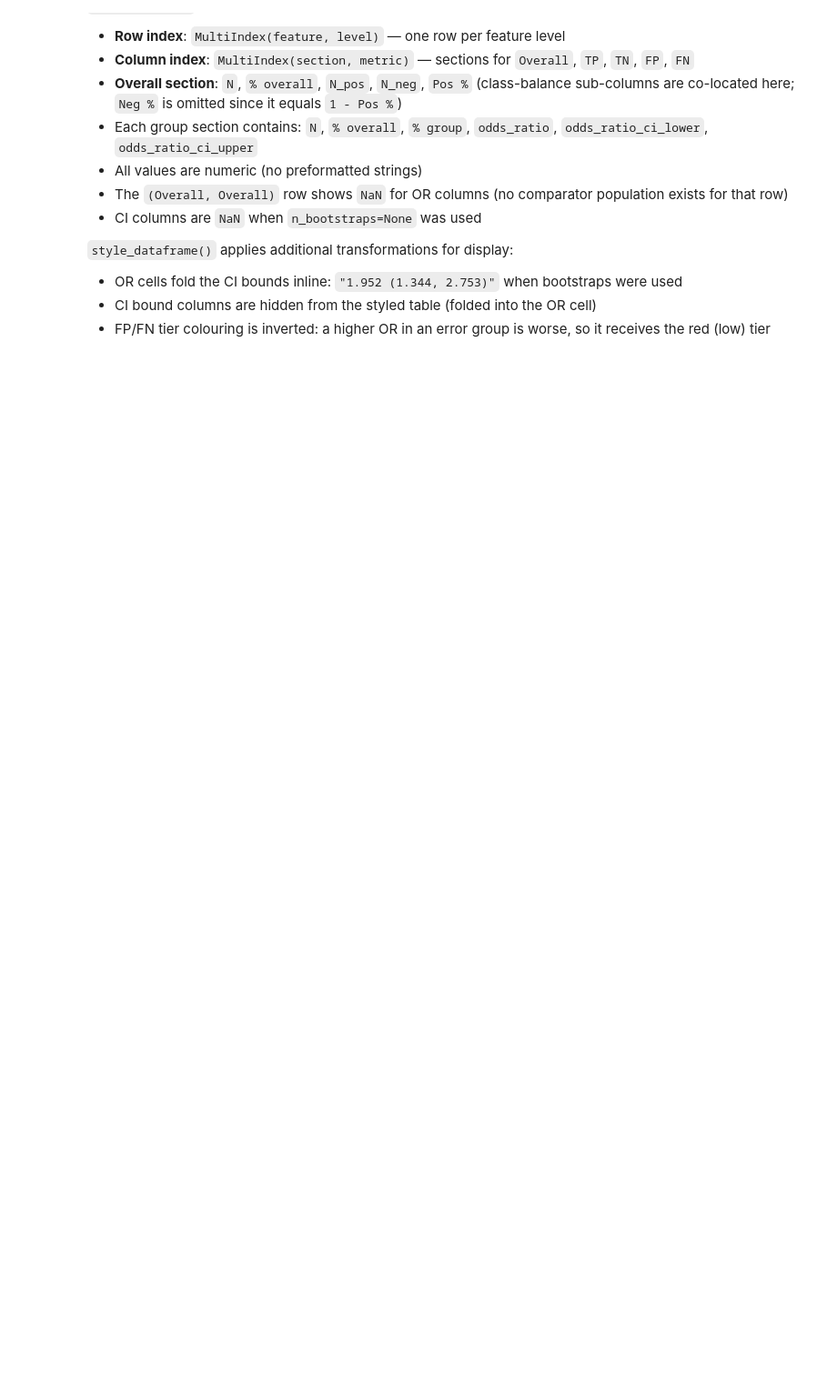
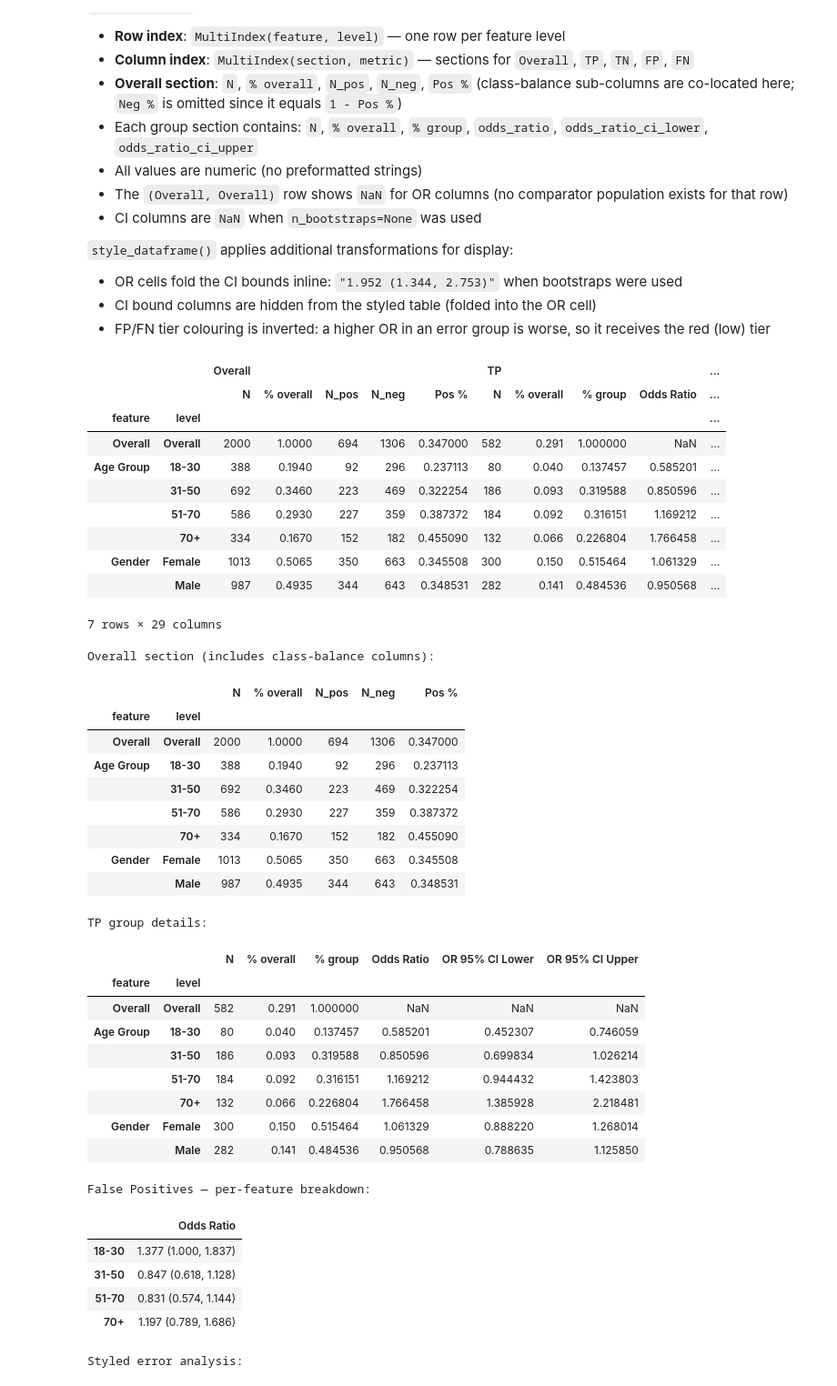
Before and after one commit to beatrice-b-m/model-auditor, a Jupyter notebook: example.ipynb, the cells around one changed output. Shown at 91% size. Saved outputs shown, nothing was run; the diff lists cells and outputs as text; code cells hidden in the pictures; blank space fills up the shorter version.

```diff
--- a/example.ipynb
+++ b/example.ipynb
@@ -427,31 +558,70 @@ OR = 1 means the level has the same odds of appearing in that confusion group as
 # %%
 # Error analysis: odds ratios per confusion group
 # n_bootstraps=200 for demonstration; use 1000+ in production
-error_results = auditor.evaluate_errors(score_name='risk_score', n_bootstraps=200)
+error_results = auditor.evaluate_errors(score_name='risk_score', threshold=threshold, n_bootstraps=200)
 
 # Wide cross-group DataFrame: rows = (feature, level), columns = (section, metric)
 # Use metric_labels=True for human-readable OR column names.
 error_df = error_results.to_dataframe(metric_labels=True)
 display(error_df)
 
 # Class-balance sub-columns are now in the Overall section (no separate Class Balance section).
 print("\nOverall section (includes class-balance columns):")
 display(error_df['Overall'])
 
 print("\nTP group details:")
 display(error_df['TP'])
 
 # Per-group deep inspection is still available via .groups:
 print("\nFalse Positives — per-feature breakdown:")
 display(
     error_results.groups['fp'].features['age_group'].to_dataframe(
         n_decimals=3, metric_labels=True
     )
 )
 
 # Styled wide view:
 # - OR cells show inline CI: '1.952 (1.344, 2.753)'
 # - CI columns are hidden (folded into the OR cell)
 # - FP/FN tier colouring is inverted (higher OR = worse in error groups → red)
 print("\nStyled error analysis:")
 display(error_results.style_dataframe(metric_labels=True))
+# %% [output]
+|  |  | Overall |  |  |  |  | TP |  |  |  | ... |
+|  |  | N | % overall | N_pos | N_neg | Pos % | N | % overall | % group | Odds Ratio | ... |
+| feature | level |  |  |  |  |  |  |  |  |  | ... |
+| Overall | Overall | 2000 | 1.0000 | 694 | 1306 | 0.347000 | 582 | 0.291 | 1.000000 | NaN | ... |
+| Age Group | 18-30 | 388 | 0.1940 | 92 | 296 | 0.237113 | 80 | 0.040 | 0.137457 | 0.585201 | ... |
+|  | 31-50 | 692 | 0.3460 | 223 | 469 | 0.322254 | 186 | 0.093 | 0.319588 | 0.850596 | ... |
+|  | 51-70 | 586 | 0.2930 | 227 | 359 | 0.387372 | 184 | 0.092 | 0.316151 | 1.169212 | ... |
+|  | 70+ | 334 | 0.1670 | 152 | 182 | 0.455090 | 132 | 0.066 | 0.226804 | 1.766458 | ... |
+| Gender | Female | 1013 | 0.5065 | 350 | 663 | 0.345508 | 300 | 0.150 | 0.515464 | 1.061329 | ... |
+|  | Male | 987 | 0.4935 | 344 | 643 | 0.348531 | 282 | 0.141 | 0.484536 | 0.950568 | ... |
+7 rows × 29 columns
+Overall section (includes class-balance columns):
+|  |  | N | % overall | N_pos | N_neg | Pos % |
+| feature | level |  |  |  |  |  |
+| Overall | Overall | 2000 | 1.0000 | 694 | 1306 | 0.347000 |
+| Age Group | 18-30 | 388 | 0.1940 | 92 | 296 | 0.237113 |
+|  | 31-50 | 692 | 0.3460 | 223 | 469 | 0.322254 |
+|  | 51-70 | 586 | 0.2930 | 227 | 359 | 0.387372 |
+|  | 70+ | 334 | 0.1670 | 152 | 182 | 0.455090 |
+| Gender | Female | 1013 | 0.5065 | 350 | 663 | 0.345508 |
+|  | Male | 987 | 0.4935 | 344 | 643 | 0.348531 |
+TP group details:
+|  |  | N | % overall | % group | Odds Ratio | OR 95% CI Lower | OR 95% CI Upper |
+| feature | level |  |  |  |  |  |  |
+| Overall | Overall | 582 | 0.291 | 1.000000 | NaN | NaN | NaN |
+| Age Group | 18-30 | 80 | 0.040 | 0.137457 | 0.585201 | 0.452307 | 0.746059 |
+|  | 31-50 | 186 | 0.093 | 0.319588 | 0.850596 | 0.699834 | 1.026214 |
+|  | 51-70 | 184 | 0.092 | 0.316151 | 1.169212 | 0.944432 | 1.423803 |
+|  | 70+ | 132 | 0.066 | 0.226804 | 1.766458 | 1.385928 | 2.218481 |
+| Gender | Female | 300 | 0.150 | 0.515464 | 1.061329 | 0.888220 | 1.268014 |
+|  | Male | 282 | 0.141 | 0.484536 | 0.950568 | 0.788635 | 1.125850 |
+False Positives — per-feature breakdown:
+|  | Odds Ratio |
+| 18-30 | 1.377 (1.000, 1.837) |
+| 31-50 | 0.847 (0.618, 1.128) |
+| 51-70 | 0.831 (0.574, 1.144) |
+| 70+ | 1.197 (0.789, 1.686) |
+Styled error analysis:
```
Also changed, not shown: parts of 16 cells of this notebook.
